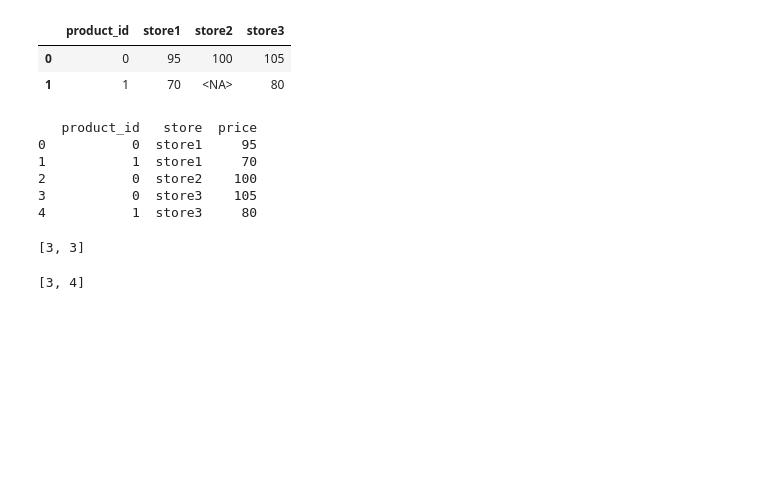
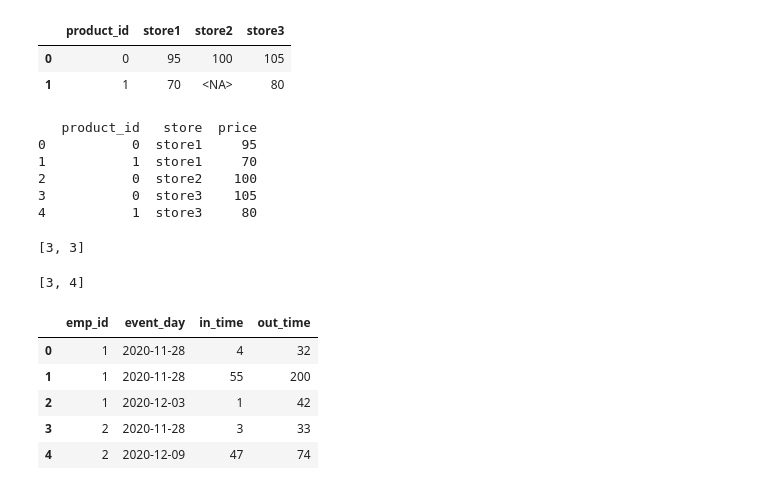
Before and after one commit to 2000pawan/Data_Science., a Jupyter notebook: Misc.ipynb, the cells around one changed output. Drawn from its saved outputs; the diff is of its cells as text; code cells hidden in the pictures; blank space fills up the shorter version.

```diff
--- a/Misc.ipynb
+++ b/Misc.ipynb
@@ -1150,0 +1161,12 @@ r.searchRange(nums,target)
+# %%
+import pandas as pd
+data = [['1', '2020-11-28', '4', '32'], ['1', '2020-11-28', '55', '200'], ['1', '2020-12-3', '1', '42'], ['2', '2020-11-28', '3', '33'], ['2', '2020-12-9', '47', '74']]
+df = pd.DataFrame(data, columns=['emp_id', 'event_day', 'in_time', 'out_time']).astype({'emp_id':'Int64', 'event_day':'datetime64[ns]', 'in_time':'Int64', 'out_time':'Int64'})
+df
+# %% [output]
+|  | emp_id | event_day | in_time | out_time |
+| 0 | 1 | 2020-11-28 | 4 | 32 |
+| 1 | 1 | 2020-11-28 | 55 | 200 |
+| 2 | 1 | 2020-12-03 | 1 | 42 |
+| 3 | 2 | 2020-11-28 | 3 | 33 |
+| 4 | 2 | 2020-12-09 | 47 | 74 |
```
Also changed, not shown: parts of 4 cells of this notebook, 1 other file.
